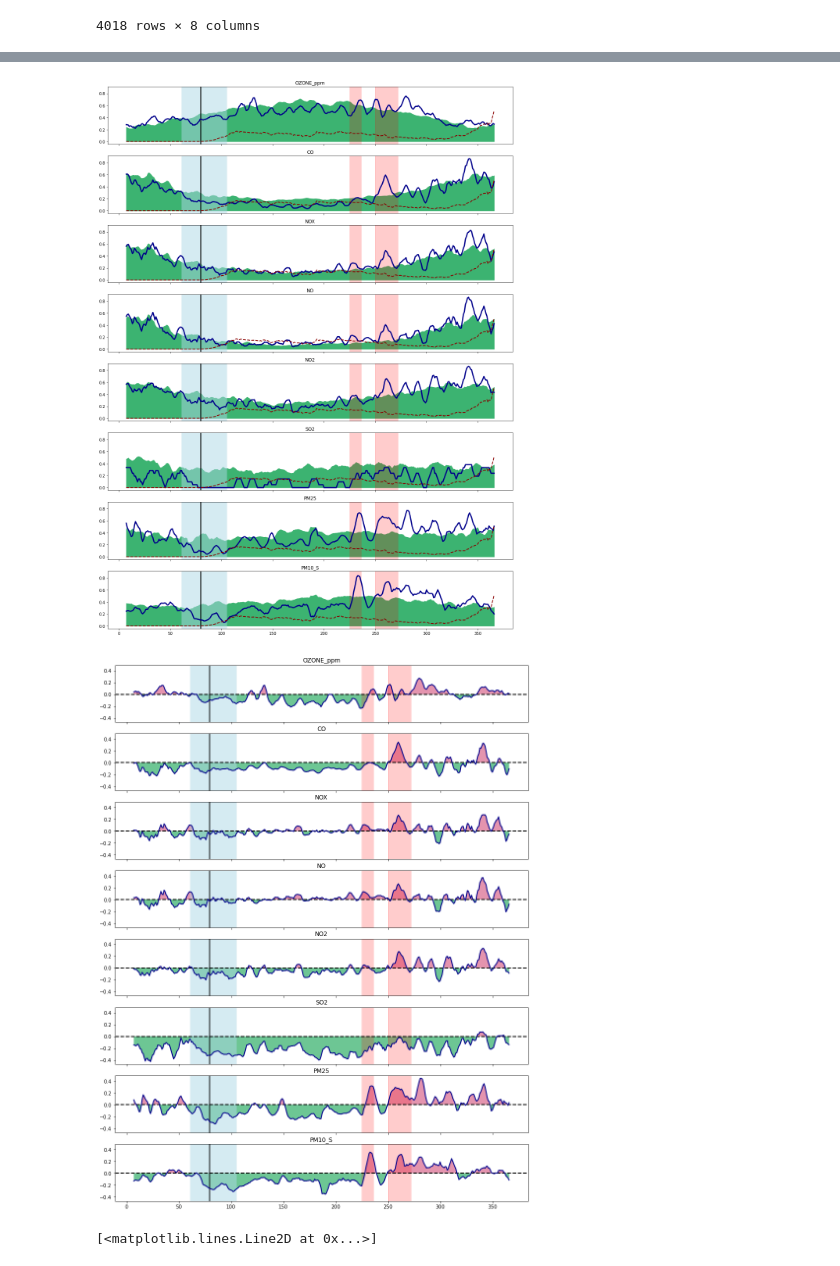
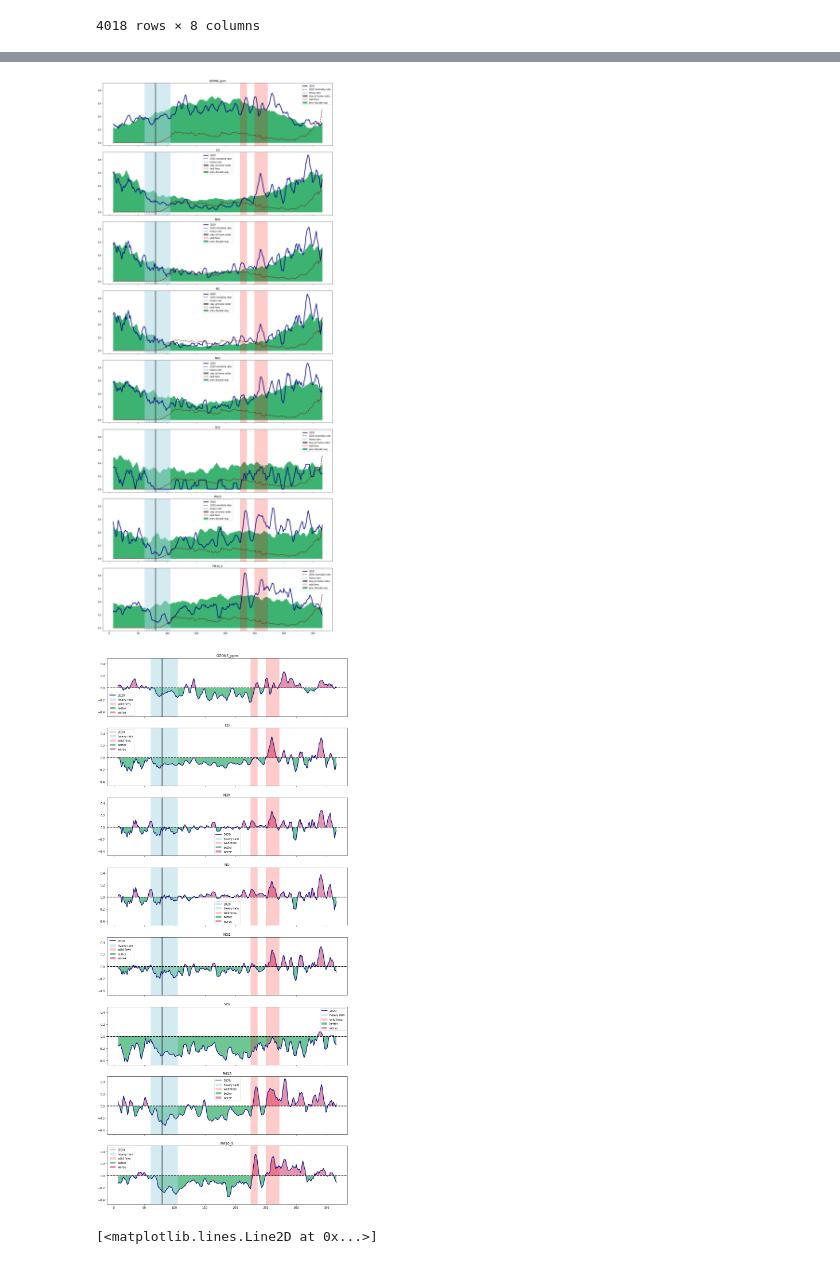
Before and after one commit to kevinmarlis/air-pollution-and-health, a Jupyter notebook: Covid/Covid Impacts on Air/Plots.ipynb, the cells around one changed output, grey strips where cells are left out. Cells and saved outputs as stored; diff of their text form; code cells hidden in the pictures.

```diff
--- a/Covid/Covid Impacts on Air/Plots.ipynb
+++ b/Covid/Covid Impacts on Air/Plots.ipynb
@@ -114,40 +120,40 @@ covid_norm_df['mortality_rate'] = (covid_df['mortality_rate'] - min_val) / (max_
 # %%
-fig, ax = plt.subplots(nrows=len(normalized_df.columns), ncols=1, figsize=(15, 20), sharex=True, sharey=True)
+fig, ax = plt.subplots(nrows=len(normalized_df.columns), ncols=1, figsize=(15, 35), sharex=True, sharey=True)
 past_normalized_df = normalized_df['2010-01-01':'2019-12-31']
 test = past_normalized_df.groupby([past_normalized_df.index.month, past_normalized_df.index.day]).mean()
 
 for i, var in enumerate(normalized_df.columns):
 
     g = normalized_df[var].groupby(pd.Grouper(freq="Y"))
 
     for index, x in enumerate(g):
 
         if index == len(g)-1:
-            ax[i].fill_between(list(range(1, len(x[1])+1)), test[var].rolling(7).mean(),color='mediumseagreen')
+            ax[i].fill_between(list(range(1, len(x[1])+1)), test[var].rolling(7).mean(),color='mediumseagreen', label='prev decade avg')
             # Wet months
-            ax[i].axvspan(61, 105, alpha=0.5, color='lightblue')
+            ax[i].axvspan(61, 105, alpha=0.5, color='lightblue', label='heavy rain')
 
             # Stay at home dates
-            ax[i].axvspan(79, 80, alpha=0.5, color='black')
+            ax[i].axvspan(79, 80, alpha=0.5, color='black', label='stay at home order')
 
 
 
             # Fire dates
             # http://www.aqmd.gov/home/news-events/news-and-media/2020-news-archives
-            ax[i].axvspan(225, 236, alpha=0.2, color='red')
+            ax[i].axvspan(225, 236, alpha=0.2, color='red', label='wild fires')
             ax[i].axvspan(250, 272, alpha=0.2, color='red')
 
             ax[i].set_title(var)
-            ax[i].plot(list(range(1, len(x[1])+1)), x[1].rolling(7).mean(), lw=3, color='darkblue')
-            ax[i].plot(list(range(1, len(x[1])+1)), covid_norm_df['mortality_rate'].rolling(7).mean(), '--',lw=2, color='darkred')
-
+            ax[i].plot(list(range(1, len(x[1])+1)), x[1].rolling(7).mean(), lw=3, color='darkblue', label='2020')
+            ax[i].plot(list(range(1, len(x[1])+1)), covid_norm_df['mortality_rate'].rolling(7).mean(), '--',lw=2, color='darkred', label='2020 mortality rate')
+            ax[i].legend(loc="best")
 
 
 fig.tight_layout()
 # %% [output]
-[figure, old version]
+[figure, new version]
 # %%
-fig, ax = plt.subplots(nrows=len(normalized_df.columns), ncols=1, figsize=(15, 20), sharex=True, sharey=True)
+fig, ax = plt.subplots(nrows=len(normalized_df.columns), ncols=1, figsize=(15, 35), sharex=True, sharey=True)
 
 past_normalized_df = normalized_df['2010-01-01':'2019-12-31']
 test = past_normalized_df.groupby([past_normalized_df.index.month, past_normalized_df.index.day]).mean()
@@ -165,30 +171,31 @@ for i, var in enumerate(normalized_df.columns):
             diff = y1 - y2
 
 
-            ax[i].fill_between(x_plot, diff, 0, where=(diff < 0), facecolor='mediumseagreen', alpha=0.75)
-            ax[i].fill_between(x_plot, diff, 0, where=(0 <= diff), facecolor='palevioletred', alpha=0.75)
+            ax[i].fill_between(x_plot, diff, 0, where=(diff < 0), facecolor='mediumseagreen', alpha=0.75, label='better')
+            ax[i].fill_between(x_plot, diff, 0, where=(0 <= diff), facecolor='palevioletred', alpha=0.75, label='worse')
 
             ax[i].axhline(y=0, linestyle='--', color='black', lw=2)
 
 
 
             # Wet period
-            ax[i].axvspan(61, 105, alpha=0.5, color='lightblue')
+            ax[i].axvspan(61, 105, alpha=0.5, color='lightblue', label='heavy rain')
 
             # Stay at home start
             ax[i].axvspan(79, 80, alpha=0.5, color='black')
 
             # Fire dates
             # http://www.aqmd.gov/home/news-events/news-and-media/2020-news-archives
-            ax[i].axvspan(225, 236, alpha=0.2, color='red')
+            ax[i].axvspan(225, 236, alpha=0.2, color='red', label='wild fires')
             ax[i].axvspan(250, 272, alpha=0.2, color='red')
 
             ax[i].set_title(var)
-            ax[i].plot(list(range(1, len(x[1])+1)), diff, lw=2, color='darkblue')
+            ax[i].plot(list(range(1, len(x[1])+1)), diff, lw=2, color='darkblue', label='2020')
+            ax[i].legend(loc='best')
 # fig.suptitle('Percent change', fontsize=20)
 # fig.tight_layout()
 # %% [output]
-[figure, old version]
+[figure, new version]
 # %%
 # normalized_df['OZONE_ppm'].plot(style='k.')
 
```
Also changed, not shown: parts of 1 cell of this notebook.
